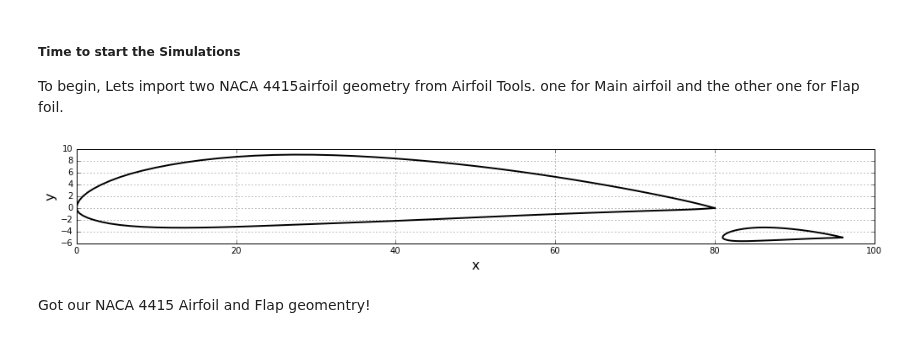
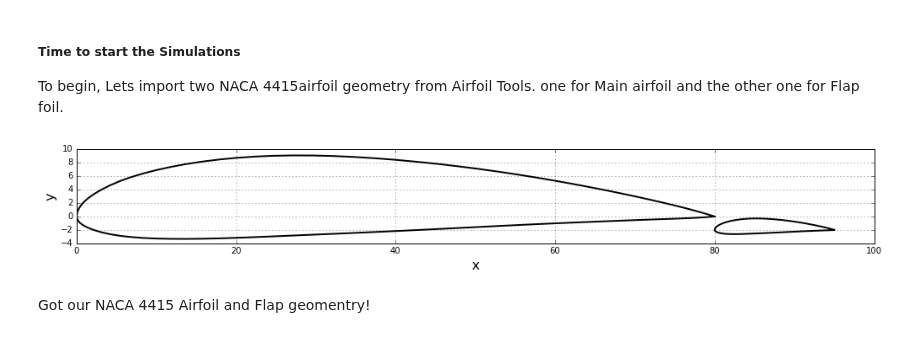
Before and after one commit to harsham11/AeroProject, a Jupyter notebook: Aero hydro project/multi foil.ipynb, the cells around one changed output. Saved outputs shown, nothing was run; the diff lists cells and outputs as text; code cells hidden in the pictures.

```diff
--- a/Aero hydro project/multi foil.ipynb
+++ b/Aero hydro project/multi foil.ipynb
@@ -54,24 +62,25 @@ To begin, Lets import two NACA 4415airfoil geometry from Airfoil Tools.
 one for Main airfoil and the other one for Flap foil.
 # %%
 # reads of the geometry from a data file
-with open ('naca4415-il.csv') as file_name:
+with open ('./resources/naca4415-il.csv') as file_name:
     x_ends, y_ends = numpy.loadtxt(file_name, dtype=float, delimiter=',', unpack=True)
 
 
-with open ('naca4415flap-il (1).csv') as file_name:
+with open ('./resources/naca4415flap-il (1).csv') as file_name:
     xf, yf = numpy.loadtxt(file_name, dtype=float, delimiter=',', unpack=True)
-    xf = xf + 81
-    yf = yf - 5
+
+xf = xf + 80
+yf = yf - 2
 
 # plots the geometry
 %matplotlib inline
 #size = 1
 pyplot.figure(figsize=(17,2))
 pyplot.grid(True)
 pyplot.xlabel('x', fontsize=16)
 pyplot.ylabel('y', fontsize=16)
 pyplot.plot(x_ends, y_ends, xf, yf, color='k', linestyle='-', linewidth=2);
 # %% [output]
-[figure, old version]
+[figure, new version]
 # %% [markdown]
 Got our NACA 4415 Airfoil and Flap geomentry!
```
Also changed, not shown: parts of 24 cells of this notebook, 15 other files.
